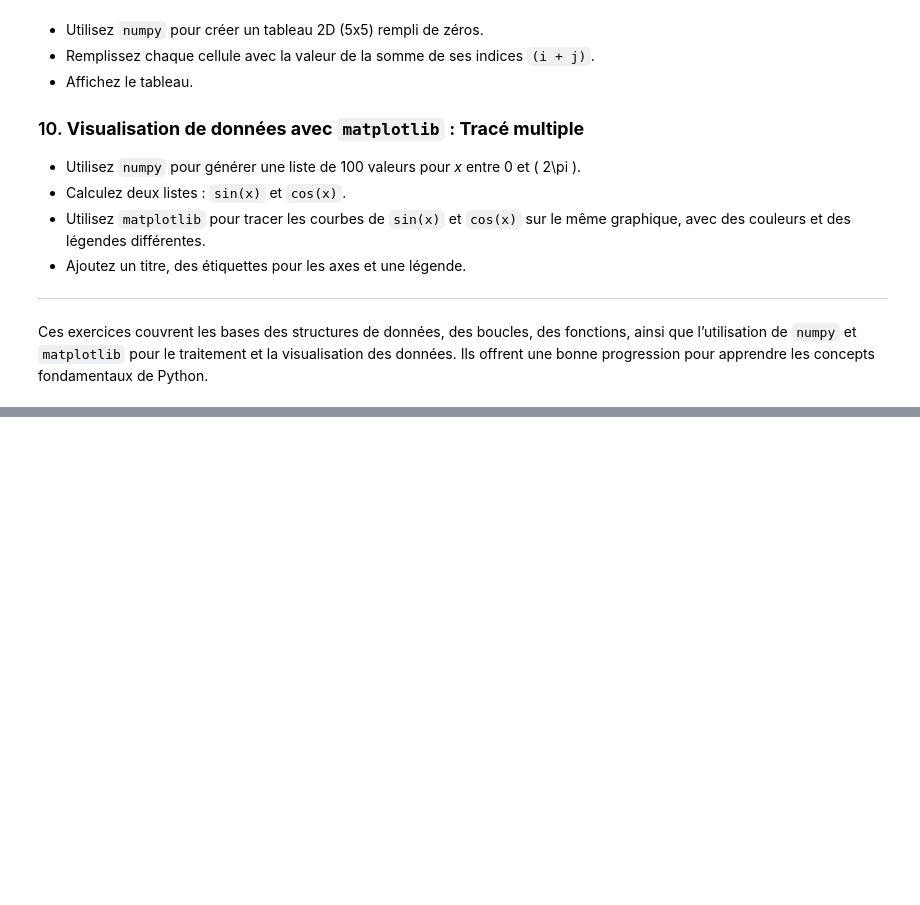
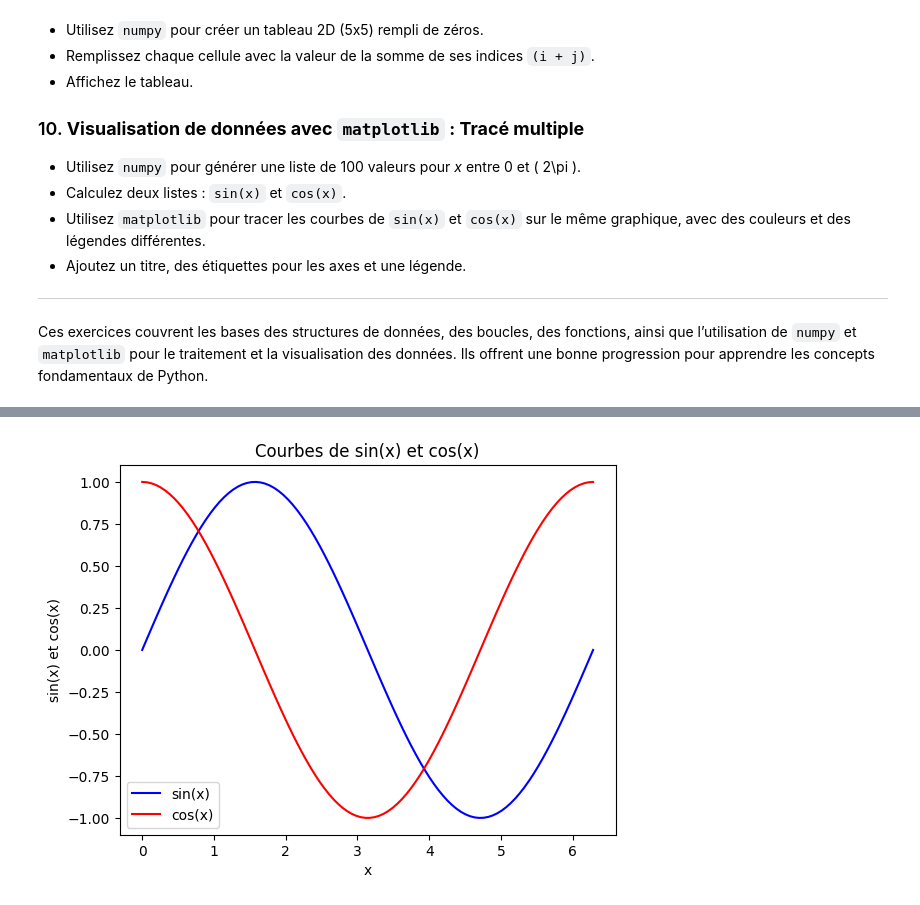
Before and after one commit to Mimitabf/CNAM-RCP216, a Jupyter notebook: CNAM_RCP2016_ch1_introduction.ipynb, the cells around one changed output, grey strips where cells are left out. Cells and saved outputs as stored; diff of their text form; code cells hidden in the pictures; blank space fills up the shorter version.

```diff
--- a/CNAM_RCP2016_ch1_introduction.ipynb
+++ b/CNAM_RCP2016_ch1_introduction.ipynb
@@ -769,0 +955,20 @@ Ces exercices couvrent les bases des structures de données, des boucles, des fo
+# %%
+# Visualisation de données avec matplotlib : Tracé multiple
+#Utilisez numpy pour générer une liste de 100 valeurs pour x entre 0 et ( 2\pi ).
+
+import numpy as np
+x = np.linspace(0, 2 * np.pi, 100)
+#Calculez deux listes : sin(x) et cos(x).
+sin_x = np.sin(x)
+cos_x = np.cos(x)
+#Utilisez matplotlib pour tracer les courbes de sin(x) et cos(x) sur le même graphique, avec des couleurs et des légendes différentes.
+plt.plot(x, sin_x, label='sin(x)', color='blue')  # Courbe de sin(x), couleur bleue
+plt.plot(x, cos_x, label='cos(x)', color='red')  # Courbe de cos(x), couleur rouge
+#Ajoutez un titre, des étiquettes pour les axes et une légende.
+plt.title("Courbes de sin(x) et cos(x)")
+plt.xlabel("x")
+plt.ylabel("sin(x) et cos(x)")
+plt.legend()
+plt.show()
+# %% [output]
+[figure, added]
```
Also changed, not shown: parts of 12 cells of this notebook.
